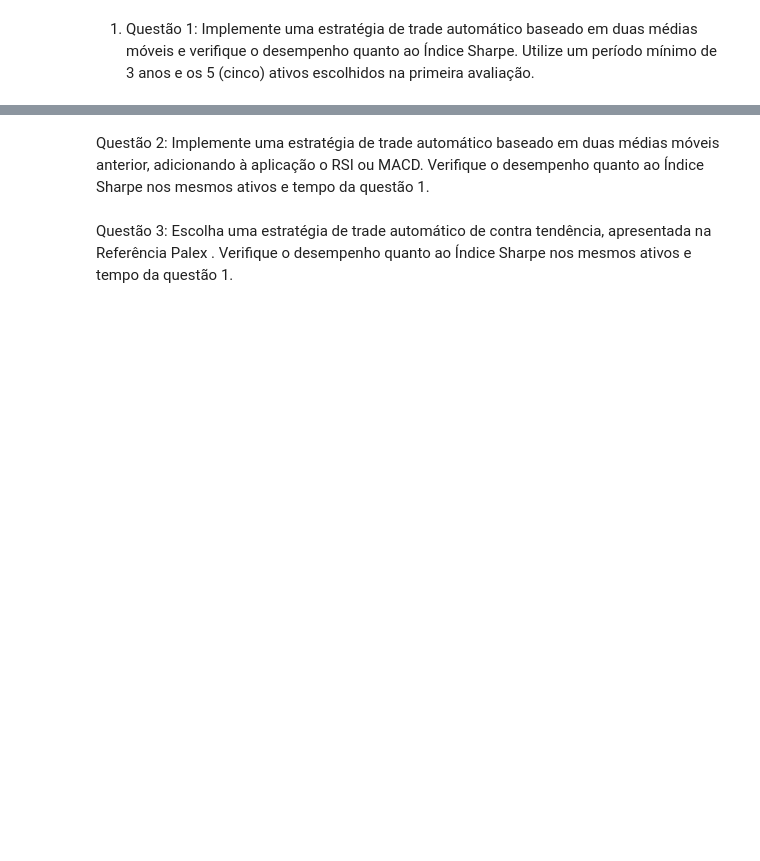
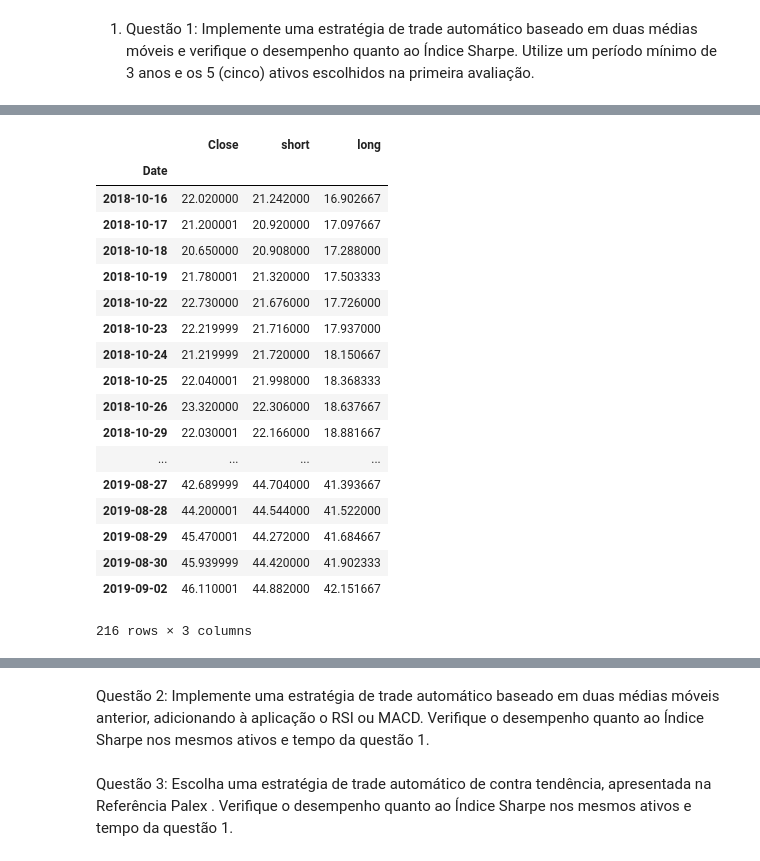
Before and after one commit to AlgotradingQueLucra/Trabalho-2, a Jupyter notebook: Segunda_atividade_avaliativa.ipynb, the cells around one changed output, grey strips where cells are left out. Cells and saved outputs as stored; diff of their text form; code cells hidden in the pictures; blank space fills up the shorter version.

```diff
--- a/Segunda_atividade_avaliativa.ipynb
+++ b/Segunda_atividade_avaliativa.ipynb
@@ -29,0 +50,31 @@ CMIG4_df = download_acao('CMIG4',datetime.datetime(2018,9,1),datetime.datetime(2
+# %%
+trades = pd.DataFrame(index=CMIG4_df.index)
+trades['Close']=CMIG4_df.Close.values
+
+short=5
+long=30
+
+trades['short'] = trades['Close'].rolling(window=short).mean()
+trades['long'] = trades['Close'].rolling(window=long).mean()
+trades.dropna(inplace = True)
+trades
+# %% [output]
+|  | Close | short | long |
+| Date |  |  |  |
+| 2018-10-16 | 22.020000 | 21.242000 | 16.902667 |
+| 2018-10-17 | 21.200001 | 20.920000 | 17.097667 |
+| 2018-10-18 | 20.650000 | 20.908000 | 17.288000 |
+| 2018-10-19 | 21.780001 | 21.320000 | 17.503333 |
+| 2018-10-22 | 22.730000 | 21.676000 | 17.726000 |
+| 2018-10-23 | 22.219999 | 21.716000 | 17.937000 |
+| 2018-10-24 | 21.219999 | 21.720000 | 18.150667 |
+| 2018-10-25 | 22.040001 | 21.998000 | 18.368333 |
+| 2018-10-26 | 23.320000 | 22.306000 | 18.637667 |
+| 2018-10-29 | 22.030001 | 22.166000 | 18.881667 |
+| ... | ... | ... | ... |
+| 2019-08-27 | 42.689999 | 44.704000 | 41.393667 |
+| 2019-08-28 | 44.200001 | 44.544000 | 41.522000 |
+| 2019-08-29 | 45.470001 | 44.272000 | 41.684667 |
+| 2019-08-30 | 45.939999 | 44.420000 | 41.902333 |
+| 2019-09-02 | 46.110001 | 44.882000 | 42.151667 |
+216 rows × 3 columns
```
Also changed, not shown: parts of 4 cells of this notebook.
